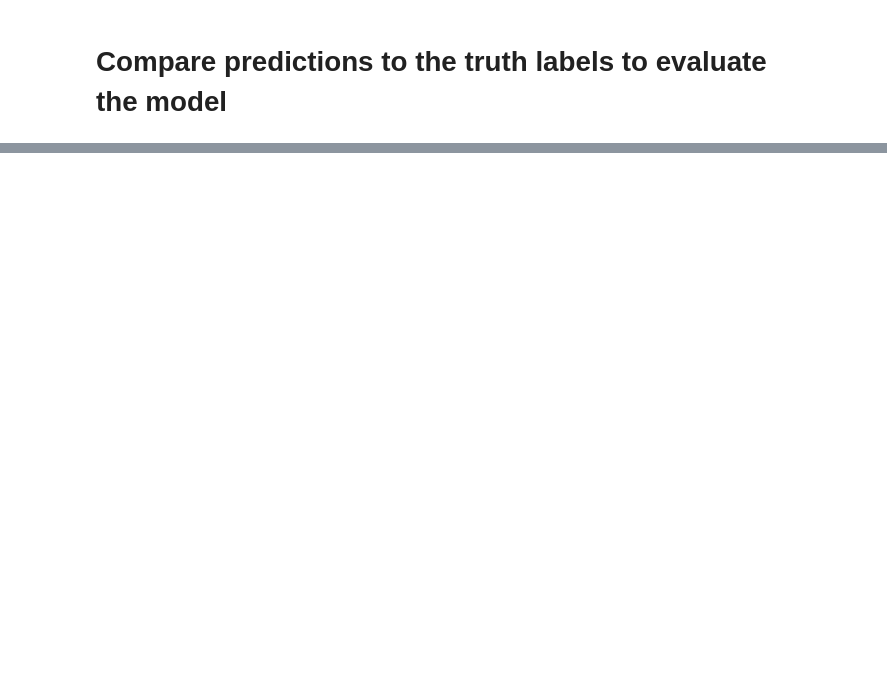
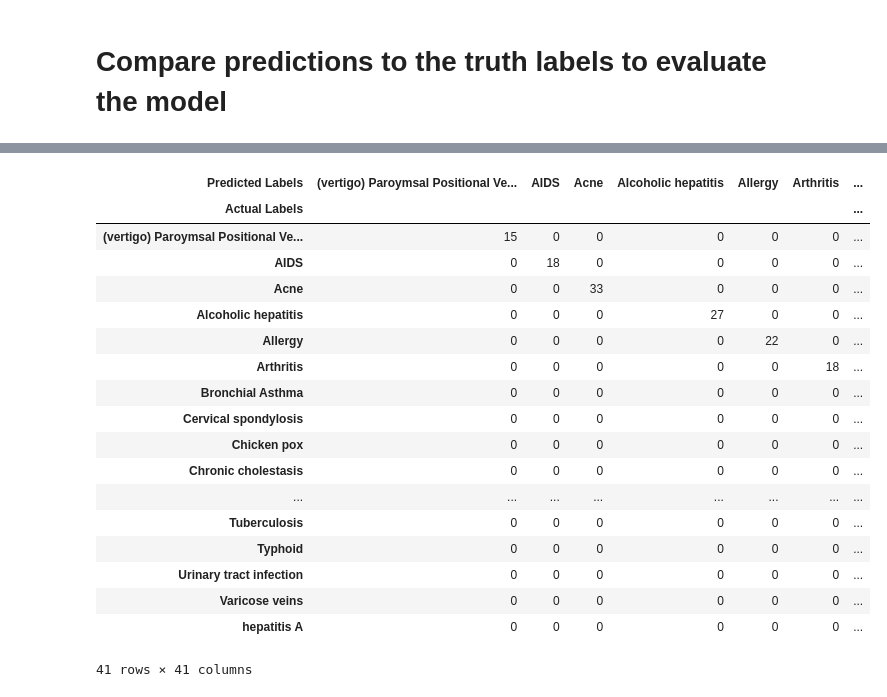
Before and after one commit to nastalique-tariq/symtoms-based-disease-prediction-and-doctor-recommender-engine, a Jupyter notebook: symptoms-based-disease-prediction.ipynb, the cells around one changed output, grey strips where cells are left out. Drawn from its saved outputs; the diff is of its cells as text; code cells hidden in the pictures; blank space fills up the shorter version.

```diff
--- a/symptoms-based-disease-prediction.ipynb
+++ b/symptoms-based-disease-prediction.ipynb
@@ -342,0 +381,24 @@ array(['Tuberculosis', 'Bronchial Asthma', 'Heart attack', 'Hepatitis E',
+# %%
+# Visualize confusion matrix using pd.crosstab
+
+pd.crosstab(y_test, y_preds,rownames=["Actual Labels"], colnames=["Predicted Labels"])
+# %% [output]
+| Predicted Labels | (vertigo) Paroymsal Positional Ve... | AIDS | Acne | Alcoholic hepatitis | Allergy | Arthritis | ... |
+| Actual Labels |  |  |  |  |  |  | ... |
+| (vertigo) Paroymsal Positional Ve... | 15 | 0 | 0 | 0 | 0 | 0 | ... |
+| AIDS | 0 | 18 | 0 | 0 | 0 | 0 | ... |
+| Acne | 0 | 0 | 33 | 0 | 0 | 0 | ... |
+| Alcoholic hepatitis | 0 | 0 | 0 | 27 | 0 | 0 | ... |
+| Allergy | 0 | 0 | 0 | 0 | 22 | 0 | ... |
+| Arthritis | 0 | 0 | 0 | 0 | 0 | 18 | ... |
+| Bronchial Asthma | 0 | 0 | 0 | 0 | 0 | 0 | ... |
+| Cervical spondylosis | 0 | 0 | 0 | 0 | 0 | 0 | ... |
+| Chicken pox | 0 | 0 | 0 | 0 | 0 | 0 | ... |
+| Chronic cholestasis | 0 | 0 | 0 | 0 | 0 | 0 | ... |
+| ... | ... | ... | ... | ... | ... | ... | ... |
+| Tuberculosis | 0 | 0 | 0 | 0 | 0 | 0 | ... |
+| Typhoid | 0 | 0 | 0 | 0 | 0 | 0 | ... |
+| Urinary tract infection | 0 | 0 | 0 | 0 | 0 | 0 | ... |
+| Varicose veins | 0 | 0 | 0 | 0 | 0 | 0 | ... |
+| hepatitis A | 0 | 0 | 0 | 0 | 0 | 0 | ... |
+41 rows × 41 columns
```
Also changed, not shown: parts of 18 cells of this notebook.
